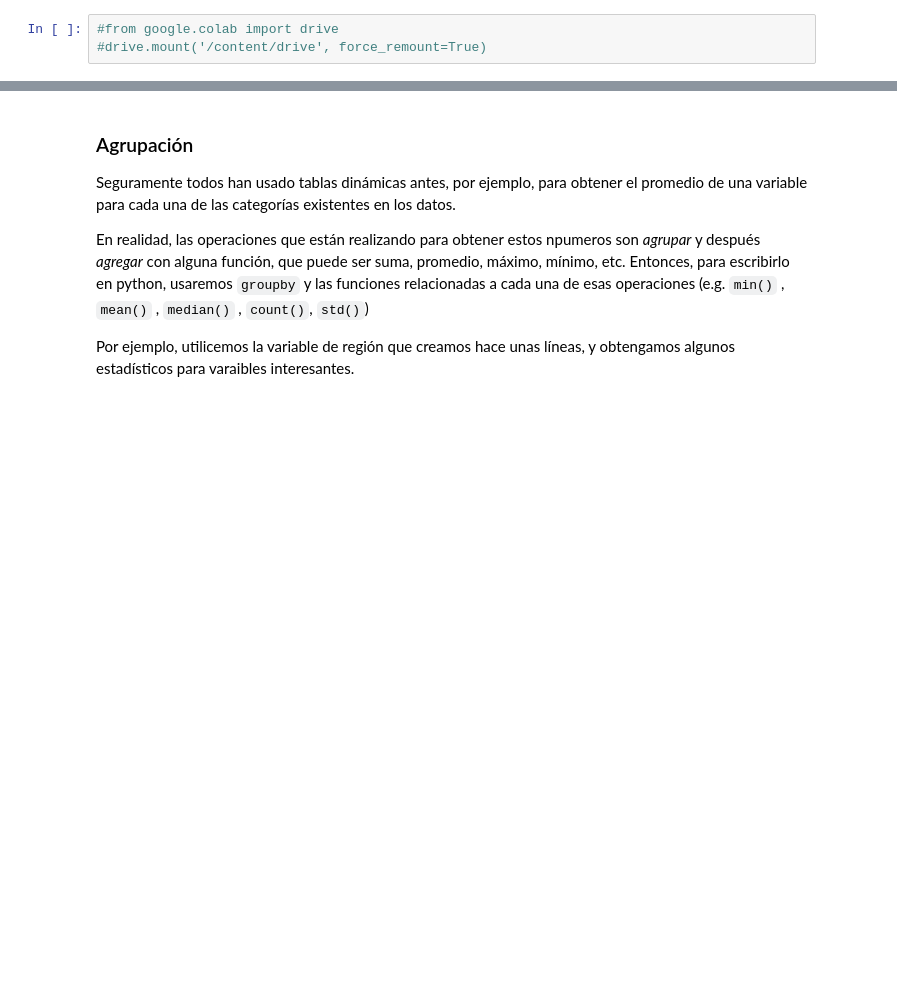
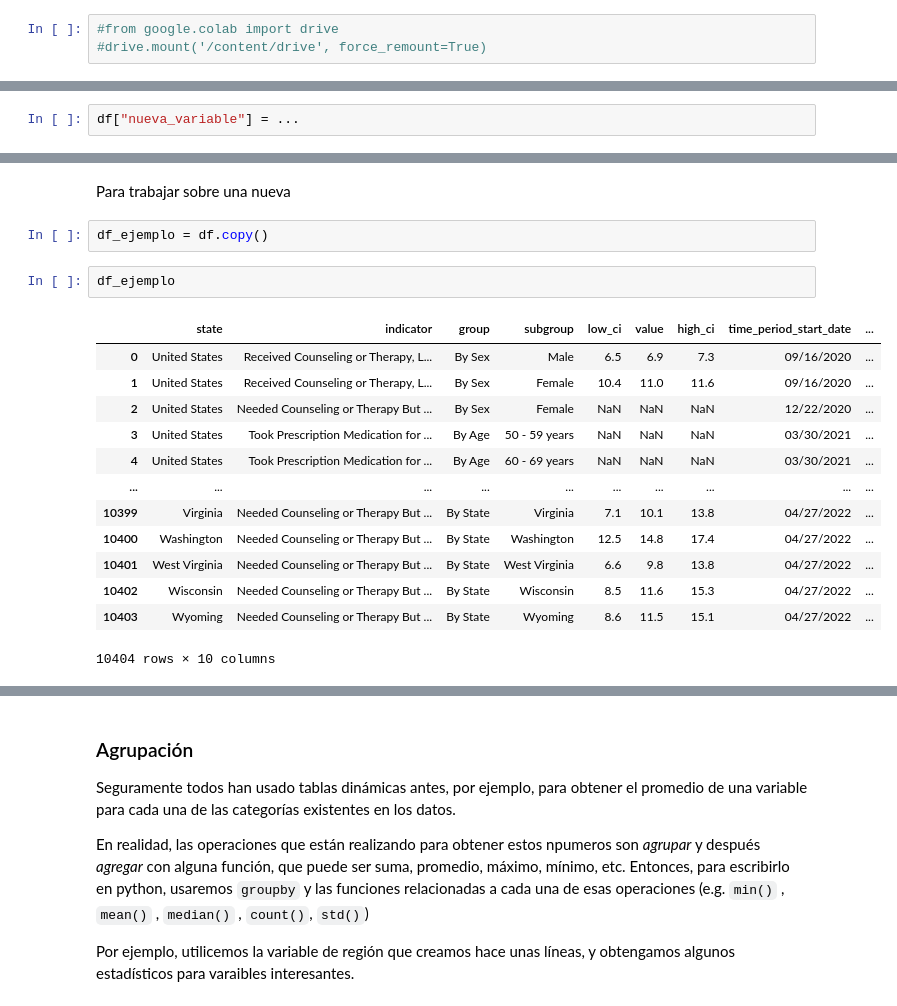
Before and after one commit to ElenaVillano/prope-programacion, a Jupyter notebook: materiales/m06_mas_exploracion.ipynb, the cells around one changed output, grey strips where cells are left out. Drawn from its saved outputs; the diff is of its cells as text; blank space fills up the shorter version.

```diff
--- a/materiales/m06_mas_exploracion.ipynb
+++ b/materiales/m06_mas_exploracion.ipynb
@@ -100,0 +310,2 @@ df['Group'].value_counts()
+# %%
+df["nueva_variable"] = ...
@@ -100,0 +326,20 @@ df['Group'].value_counts()
+# %% [markdown]
+Para trabajar sobre una nueva
+# %%
+df_ejemplo = df.copy()
+# %%
+df_ejemplo
+# %% [output]
+|  | state | indicator | group | subgroup | low_ci | value | high_ci | time_period_start_date | ... |
+| 0 | United States | Received Counseling or Therapy, L... | By Sex | Male | 6.5 | 6.9 | 7.3 | 09/16/2020 | ... |
+| 1 | United States | Received Counseling or Therapy, L... | By Sex | Female | 10.4 | 11.0 | 11.6 | 09/16/2020 | ... |
+| 2 | United States | Needed Counseling or Therapy But ... | By Sex | Female | NaN | NaN | NaN | 12/22/2020 | ... |
+| 3 | United States | Took Prescription Medication for ... | By Age | 50 - 59 years | NaN | NaN | NaN | 03/30/2021 | ... |
+| 4 | United States | Took Prescription Medication for ... | By Age | 60 - 69 years | NaN | NaN | NaN | 03/30/2021 | ... |
+| ... | ... | ... | ... | ... | ... | ... | ... | ... | ... |
+| 10399 | Virginia | Needed Counseling or Therapy But ... | By State | Virginia | 7.1 | 10.1 | 13.8 | 04/27/2022 | ... |
+| 10400 | Washington | Needed Counseling or Therapy But ... | By State | Washington | 12.5 | 14.8 | 17.4 | 04/27/2022 | ... |
+| 10401 | West Virginia | Needed Counseling or Therapy But ... | By State | West Virginia | 6.6 | 9.8 | 13.8 | 04/27/2022 | ... |
+| 10402 | Wisconsin | Needed Counseling or Therapy But ... | By State | Wisconsin | 8.5 | 11.6 | 15.3 | 04/27/2022 | ... |
+| 10403 | Wyoming | Needed Counseling or Therapy But ... | By State | Wyoming | 8.6 | 11.5 | 15.1 | 04/27/2022 | ... |
+10404 rows × 10 columns
```
Also changed, not shown: parts of 84 cells of this notebook, 1 other file.
